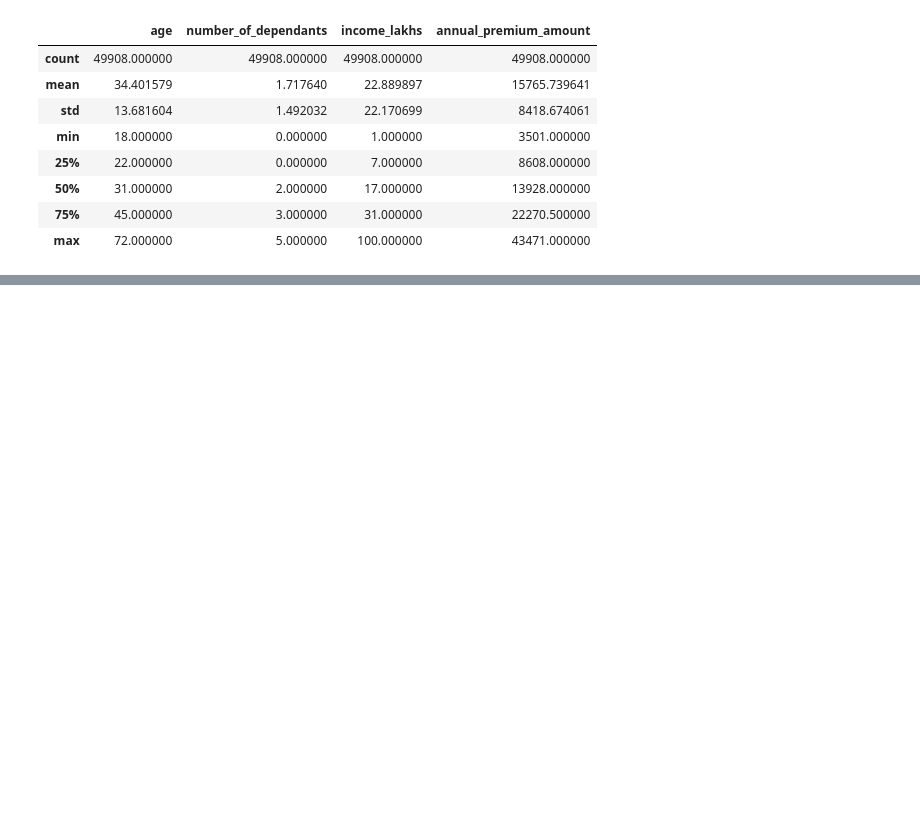
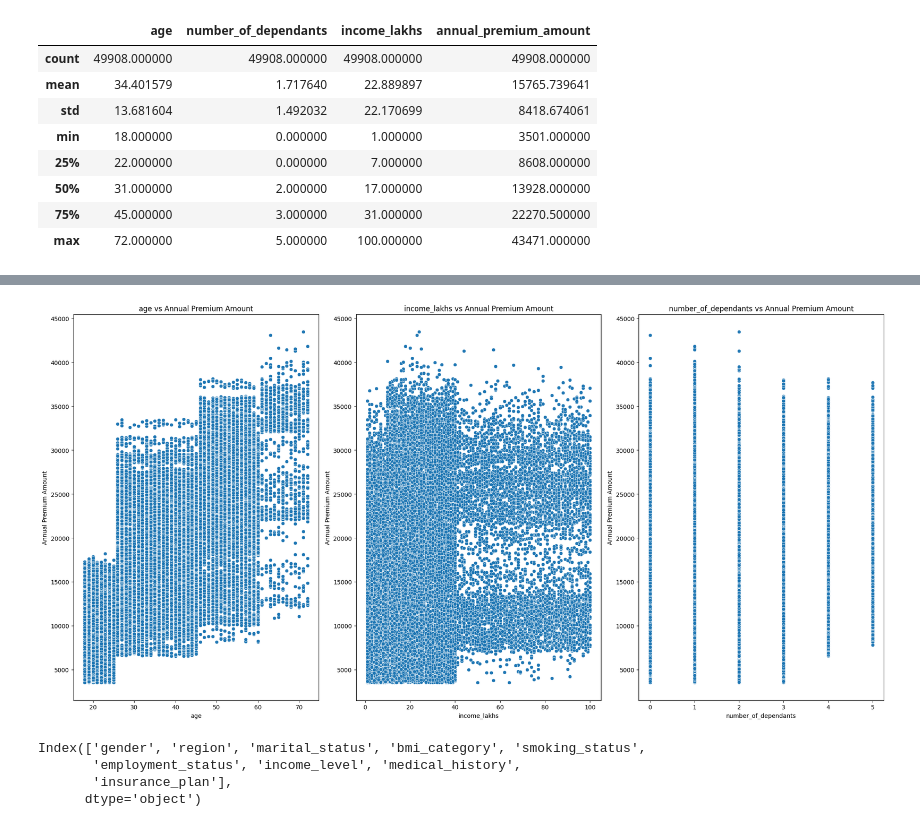
Before and after one commit to Hanishka-Kela/Healthcare-Premium-Prediction--Regression-, a Jupyter notebook: Data_resources/ml_prediction.ipynb, the cells around one changed output, grey strips where cells are left out. Drawn from its saved outputs; the diff is of its cells as text; code cells hidden in the pictures; blank space fills up the shorter version.

```diff
--- a/Data_resources/ml_prediction.ipynb
+++ b/Data_resources/ml_prediction.ipynb
@@ -172,0 +184,22 @@ df2.describe()
+# %%
+numeric_features=['age','income_lakhs','number_of_dependants']
+
+fig,axes=plt.subplots(1,len(numeric_features),figsize=(20,10))
+for ax, col in zip(axes, numeric_features):
+    sns.scatterplot(x=df2[col],y=df2['annual_premium_amount'],ax=ax)
+    ax.set_title(f'{col} vs Annual Premium Amount')
+    ax.set_xlabel(col)
+    ax.set_ylabel("Annual Premium Amount")
+
+plt.tight_layout()
+plt.show()
+# %% [output]
+[figure, added]
+# %%
+categorical_cols=df.select_dtypes(include=['object', 'category', 'bool']).columns
+categorical_cols
+# %% [output]
+Index(['gender', 'region', 'marital_status', 'bmi_category', 'smoking_status',
+       'employment_status', 'income_level', 'medical_history',
+       'insurance_plan'],
+      dtype='object')
```
Also changed, not shown: parts of 7 cells of this notebook.
